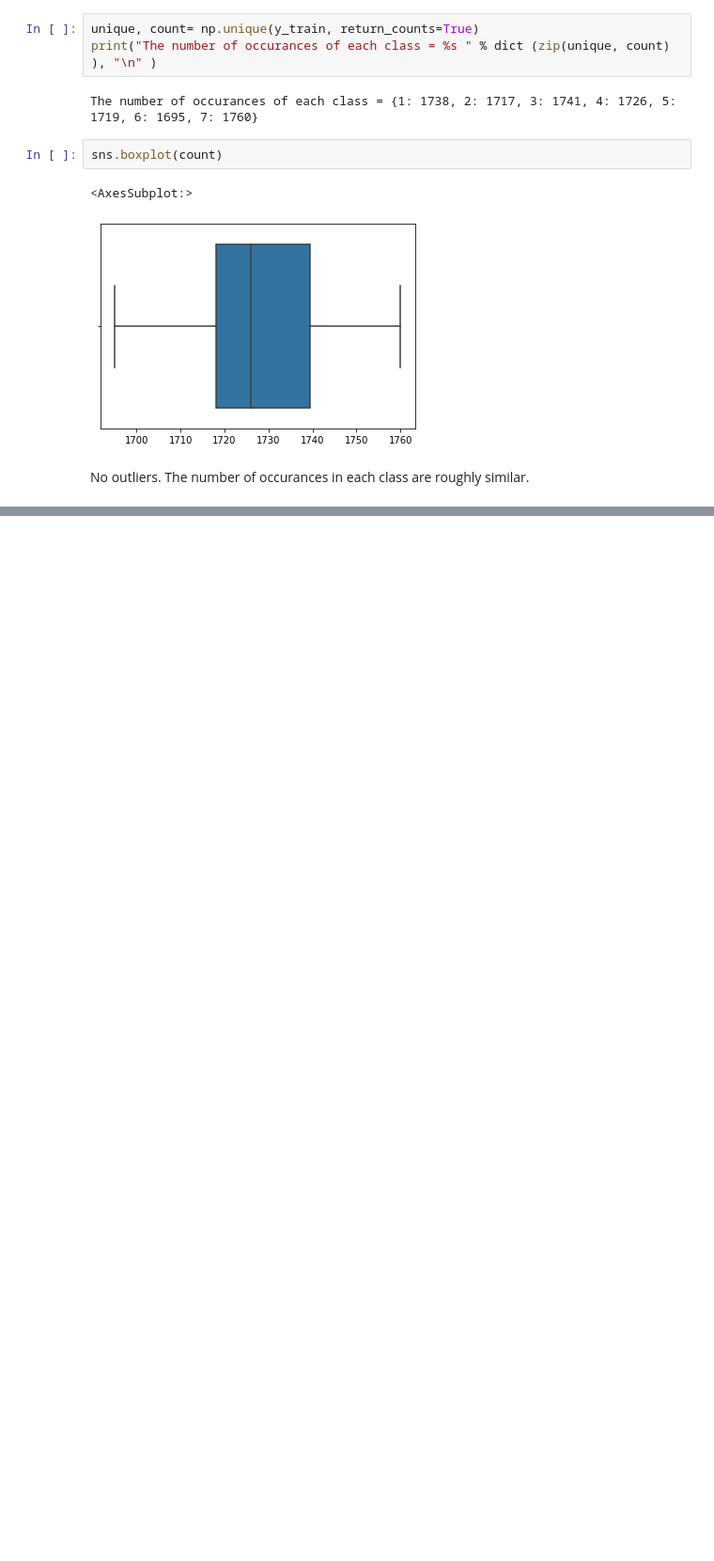
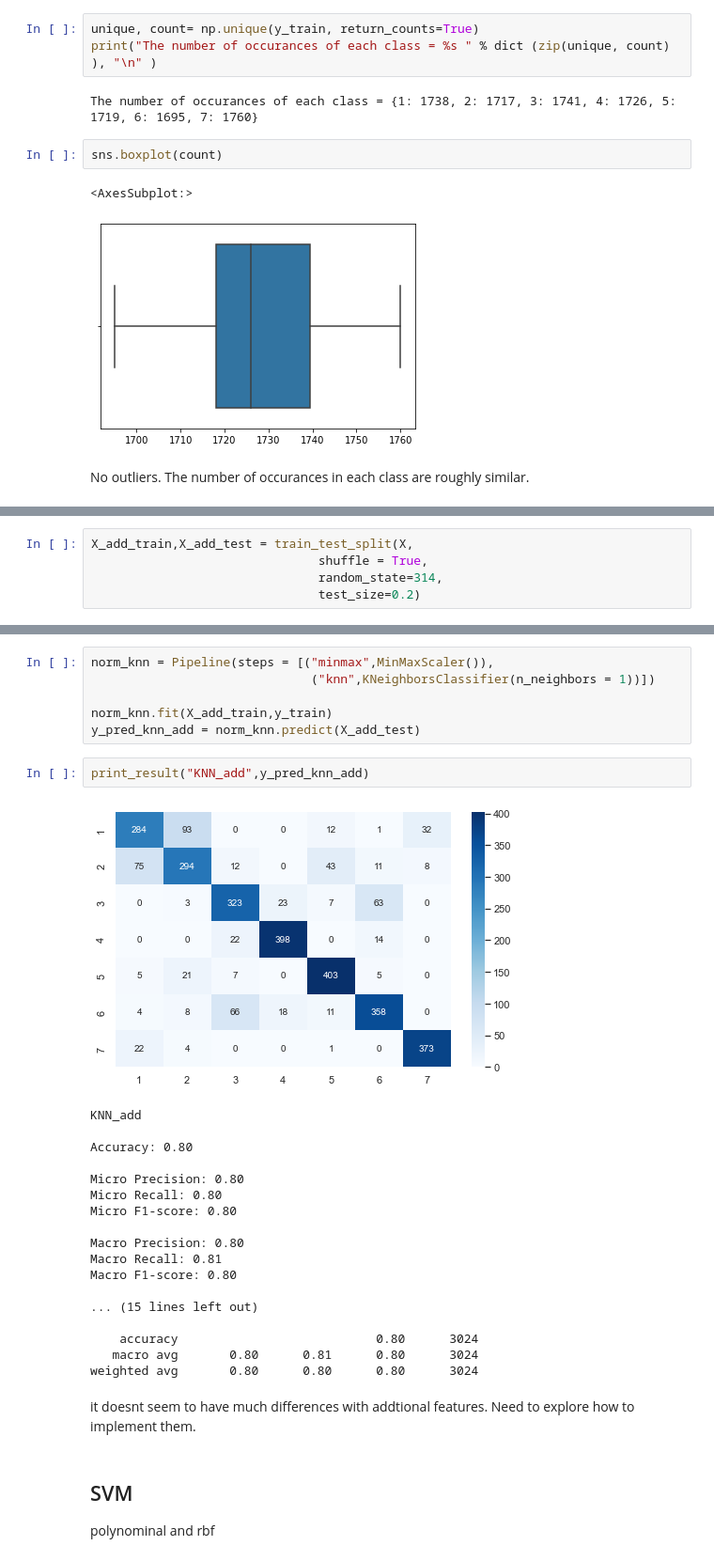
Before and after one commit to Erdos-Team-Juniper/forest_cover_type, a Jupyter notebook: Model comparisons.ipynb, the cells around one changed output, grey strips where cells are left out. Shown at 94% size. Saved outputs shown, nothing was run; the diff lists cells and outputs as text; blank space fills up the shorter version.

```diff
--- a/Model comparisons.ipynb
+++ b/Model comparisons.ipynb
@@ -213 +268,6 @@ weighted avg       0.88      0.88      0.88      3024
+# %%
+X_add_train,X_add_test = train_test_split(X,
+                               shuffle = True,
+                               random_state=314,
+                               test_size=0.2)
 # %% [markdown]
@@ -215,0 +335,32 @@ First, standardize the continuous data. Does standardscaler work for different d
+# %%
+norm_knn = Pipeline(steps = [("minmax",MinMaxScaler()),
+                              ("knn",KNeighborsClassifier(n_neighbors = 1))])
+
+norm_knn.fit(X_add_train,y_train)
+y_pred_knn_add = norm_knn.predict(X_add_test)
+# %%
+print_result("KNN_add",y_pred_knn_add)
+# %% [output]
+[figure, added]
+KNN_add
+
+Accuracy: 0.80
+
+Micro Precision: 0.80
+Micro Recall: 0.80
+Micro F1-score: 0.80
+
+Macro Precision: 0.80
+Macro Recall: 0.81
+Macro F1-score: 0.80
+
+... (15 lines left out)
+
+    accuracy                           0.80      3024
+   macro avg       0.80      0.81      0.80      3024
+weighted avg       0.80      0.80      0.80      3024
+# %% [markdown]
+it doesnt seem to have much differences with addtional features. Need to explore how to implement them.
+# %% [markdown]
+## SVM
+polynominal and rbf
```
Also changed, not shown: parts of 31 cells of this notebook.
